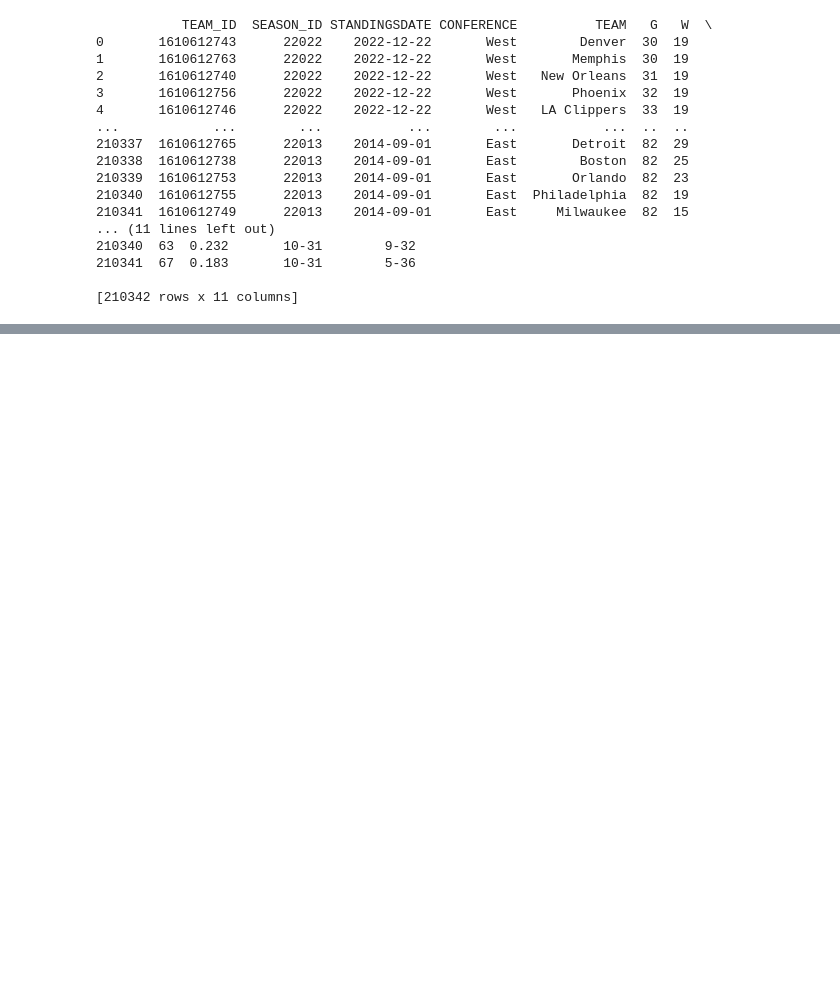
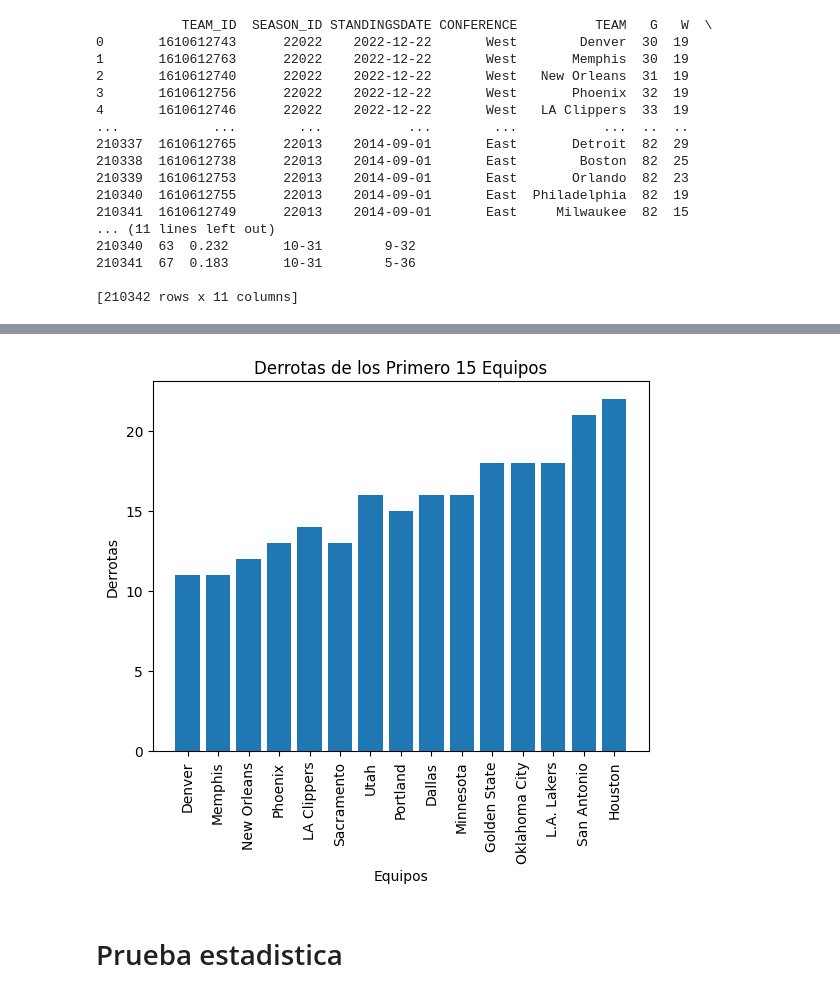
Before and after one commit to JesusTamez/Mineria-de-Datos, a Jupyter notebook: Mineria_de_datos.ipynb, the cells around one changed output, grey strips where cells are left out. Saved outputs shown, nothing was run; the diff lists cells and outputs as text; code cells hidden in the pictures; blank space fills up the shorter version.

```diff
--- a/Mineria_de_datos.ipynb
+++ b/Mineria_de_datos.ipynb
@@ -200,0 +214,17 @@ plt.show()
+# %%
+fig, ax = plt.subplots()
+
+x = df_LIMP_15['TEAM']
+y = df_LIMP_15['L']
+ax.bar(x,y)
+
+ax.set_xlabel("Equipos")
+ax.set_ylabel("Derrotas")
+ax.set_title("Derrotas de los Primero 15 Equipos")
+
+plt.xticks(rotation=90)
+plt.show()
+# %% [output]
+[figure, added]
+# %% [markdown]
+# Prueba estadistica
```
Also changed, not shown: parts of 27 cells of this notebook.
